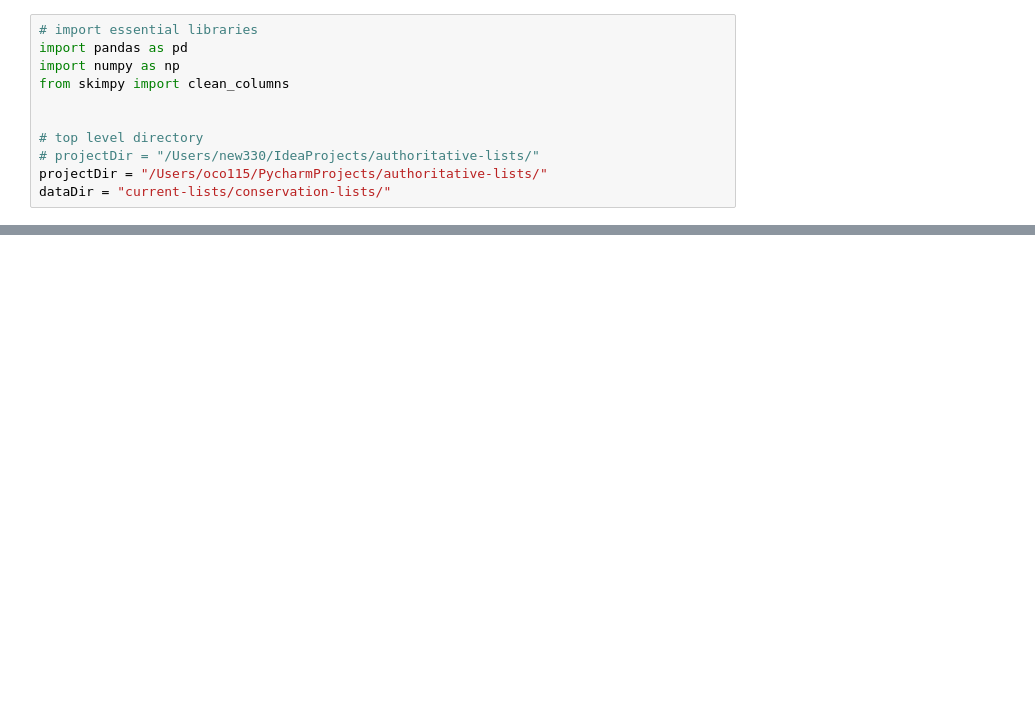
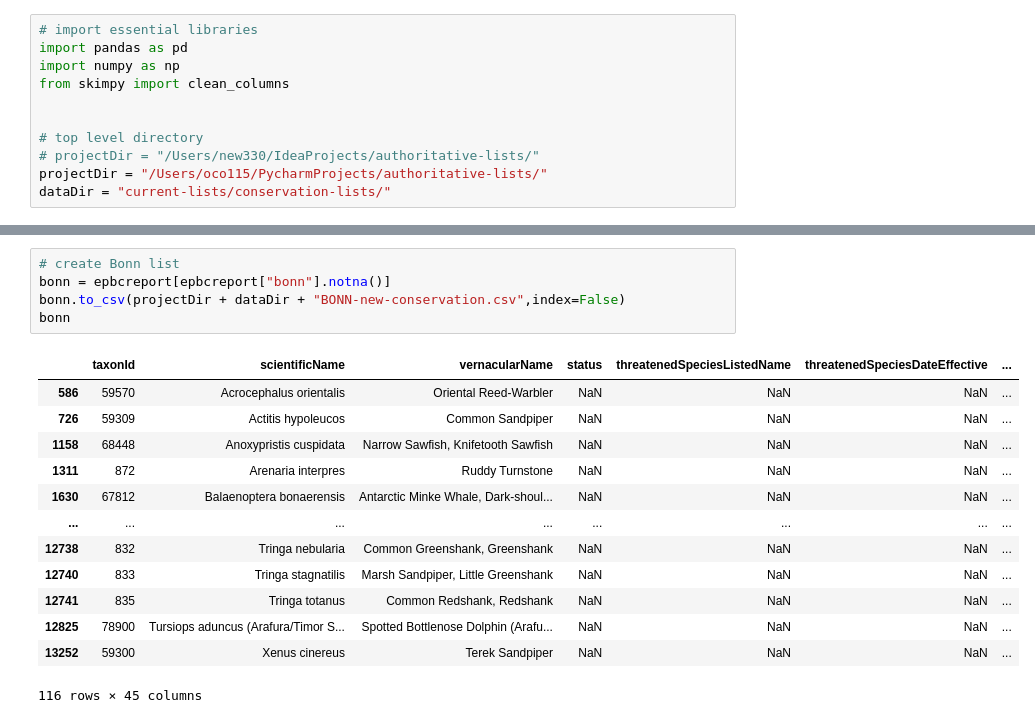
Before and after one commit to AtlasOfLivingAustralia/authoritative-lists, a Jupyter notebook: source-code/py-notebook/EPBC-list.ipynb, the cells around one changed output, grey strips where cells are left out. Saved outputs shown, nothing was run; the diff lists cells and outputs as text; blank space fills up the shorter version.

```diff
--- a/source-code/py-notebook/EPBC-list.ipynb
+++ b/source-code/py-notebook/EPBC-list.ipynb
@@ -164,2 +108,21 @@ bonn
+# %%
+# create Bonn list
+bonn = epbcreport[epbcreport["bonn"].notna()]
+bonn.to_csv(projectDir + dataDir + "BONN-new-conservation.csv",index=False)
+bonn
+# %% [output]
+|  | taxonId | scientificName | vernacularName | status | threatenedSpeciesListedName | threatenedSpeciesDateEffective | ... |
+| 586 | 59570 | Acrocephalus orientalis | Oriental Reed-Warbler | NaN | NaN | NaN | ... |
+| 726 | 59309 | Actitis hypoleucos | Common Sandpiper | NaN | NaN | NaN | ... |
+| 1158 | 68448 | Anoxypristis cuspidata | Narrow Sawfish, Knifetooth Sawfish | NaN | NaN | NaN | ... |
+| 1311 | 872 | Arenaria interpres | Ruddy Turnstone | NaN | NaN | NaN | ... |
+| 1630 | 67812 | Balaenoptera bonaerensis | Antarctic Minke Whale, Dark-shoul... | NaN | NaN | NaN | ... |
+| ... | ... | ... | ... | ... | ... | ... | ... |
+| 12738 | 832 | Tringa nebularia | Common Greenshank, Greenshank | NaN | NaN | NaN | ... |
+| 12740 | 833 | Tringa stagnatilis | Marsh Sandpiper, Little Greenshank | NaN | NaN | NaN | ... |
+| 12741 | 835 | Tringa totanus | Common Redshank, Redshank | NaN | NaN | NaN | ... |
+| 12825 | 78900 | Tursiops aduncus (Arafura/Timor S... | Spotted Bottlenose Dolphin (Arafu... | NaN | NaN | NaN | ... |
+| 13252 | 59300 | Xenus cinereus | Terek Sandpiper | NaN | NaN | NaN | ... |
+116 rows × 45 columns
 # %%
 # create CAMBA list
```
Also changed, not shown: parts of 14 cells of this notebook, 1 other file.
